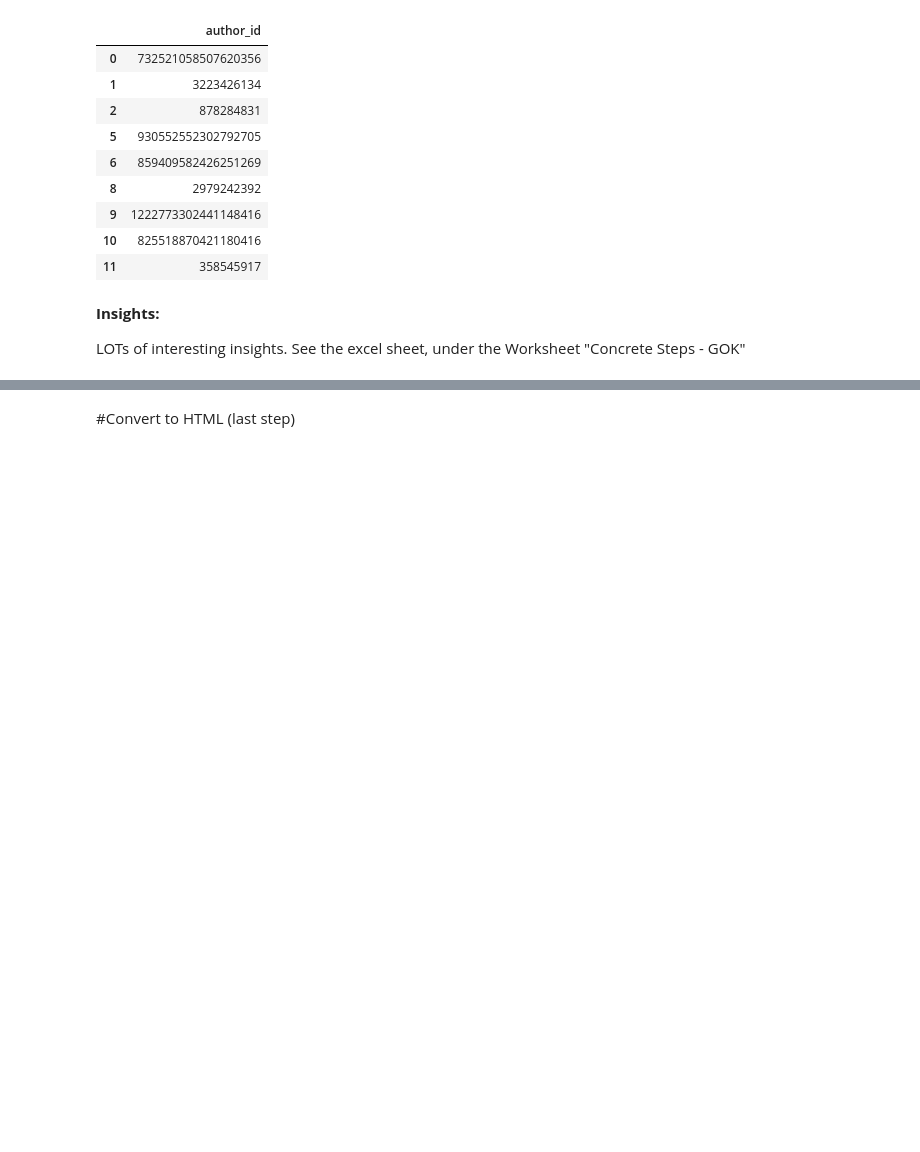
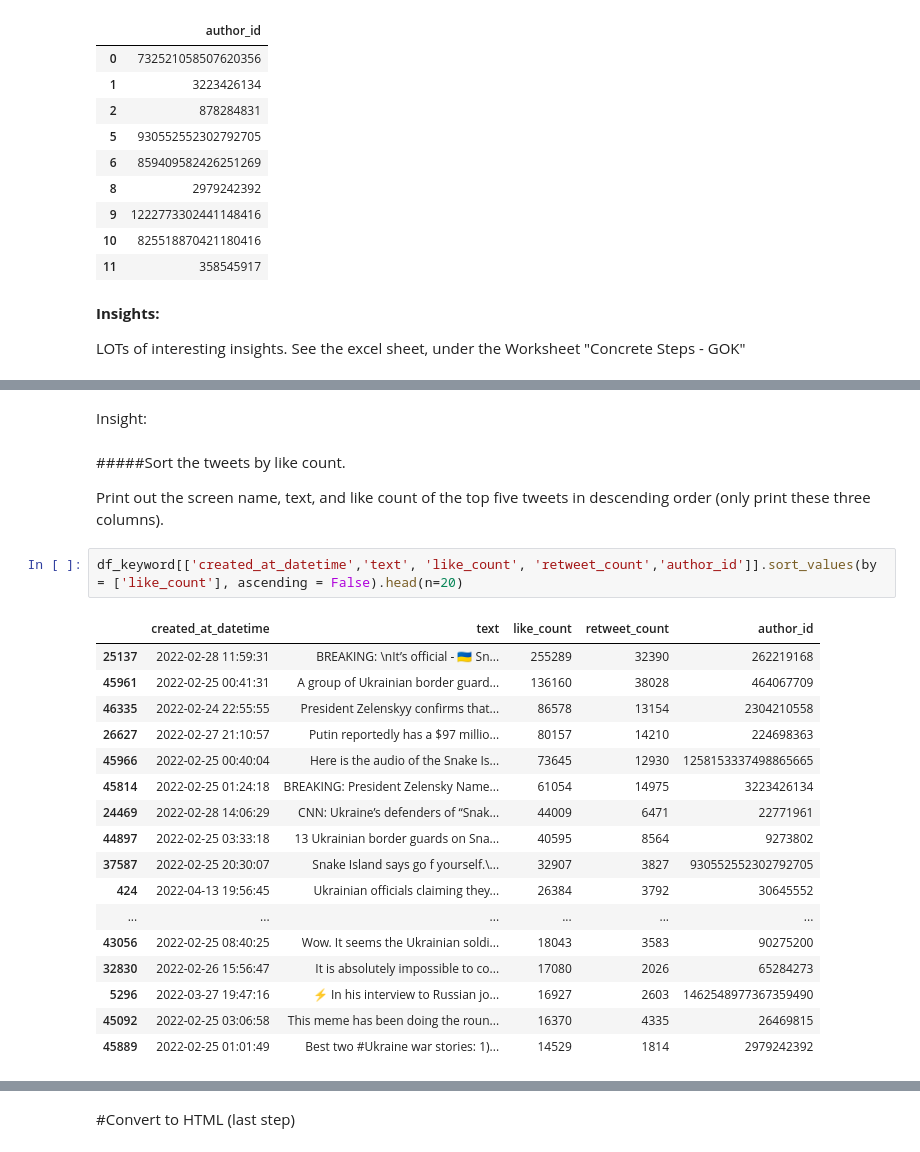
Before and after one commit to nithin-seenivasan/twitter-analysis, a Jupyter notebook: FinalProject_GOK.ipynb, the cells around one changed output, grey strips where cells are left out. Drawn from its saved outputs; the diff is of its cells as text; blank space fills up the shorter version.

```diff
--- a/FinalProject_GOK.ipynb
+++ b/FinalProject_GOK.ipynb
@@ -1088,0 +1211,26 @@ LOTs of interesting insights. See the excel sheet, under the Worksheet "Concrete
+# %% [markdown]
+Insight:
+# %% [markdown]
+#####Sort the tweets by like count.
+
+  Print out the screen name, text, and like count of the top five tweets in descending order (only print these three columns).
+# %%
+df_keyword[['created_at_datetime','text', 'like_count', 'retweet_count','author_id']].sort_values(by = ['like_count'], ascending = False).head(n=20)
+# %% [output]
+|  | created_at_datetime | text | like_count | retweet_count | author_id |
+| 25137 | 2022-02-28 11:59:31 | BREAKING: \nIt’s official - 🇺🇦 Sn... | 255289 | 32390 | 262219168 |
+| 45961 | 2022-02-25 00:41:31 | A group of Ukrainian border guard... | 136160 | 38028 | 464067709 |
+| 46335 | 2022-02-24 22:55:55 | President Zelenskyy confirms that... | 86578 | 13154 | 2304210558 |
+| 26627 | 2022-02-27 21:10:57 | Putin reportedly has a $97 millio... | 80157 | 14210 | 224698363 |
+| 45966 | 2022-02-25 00:40:04 | Here is the audio of the Snake Is... | 73645 | 12930 | 1258153337498865665 |
+| 45814 | 2022-02-25 01:24:18 | BREAKING: President Zelensky Name... | 61054 | 14975 | 3223426134 |
+| 24469 | 2022-02-28 14:06:29 | CNN: Ukraine’s defenders of “Snak... | 44009 | 6471 | 22771961 |
+| 44897 | 2022-02-25 03:33:18 | 13 Ukrainian border guards on Sna... | 40595 | 8564 | 9273802 |
+| 37587 | 2022-02-25 20:30:07 | Snake Island says go f yourself.\... | 32907 | 3827 | 930552552302792705 |
+| 424 | 2022-04-13 19:56:45 | Ukrainian officials claiming they... | 26384 | 3792 | 30645552 |
+| ... | ... | ... | ... | ... | ... |
+| 43056 | 2022-02-25 08:40:25 | Wow. It seems the Ukrainian soldi... | 18043 | 3583 | 90275200 |
+| 32830 | 2022-02-26 15:56:47 | It is absolutely impossible to co... | 17080 | 2026 | 65284273 |
+| 5296 | 2022-03-27 19:47:16 | ⚡️ In his interview to Russian jo... | 16927 | 2603 | 1462548977367359490 |
+| 45092 | 2022-02-25 03:06:58 | This meme has been doing the roun... | 16370 | 4335 | 26469815 |
+| 45889 | 2022-02-25 01:01:49 | Best two #Ukraine war stories: 1)... | 14529 | 1814 | 2979242392 |
```
Also changed, not shown: parts of 46 cells of this notebook.
